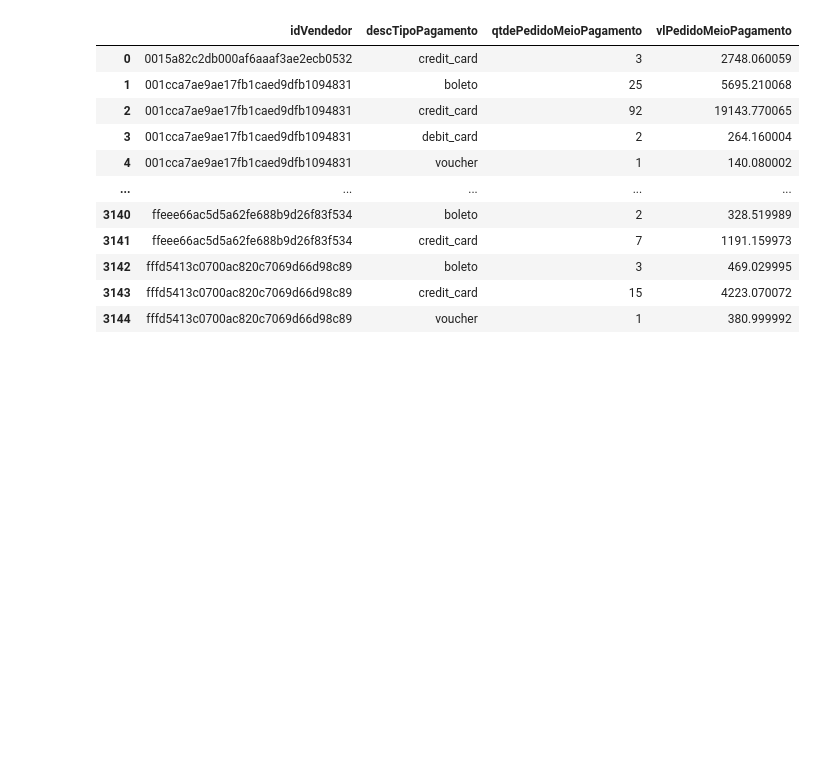
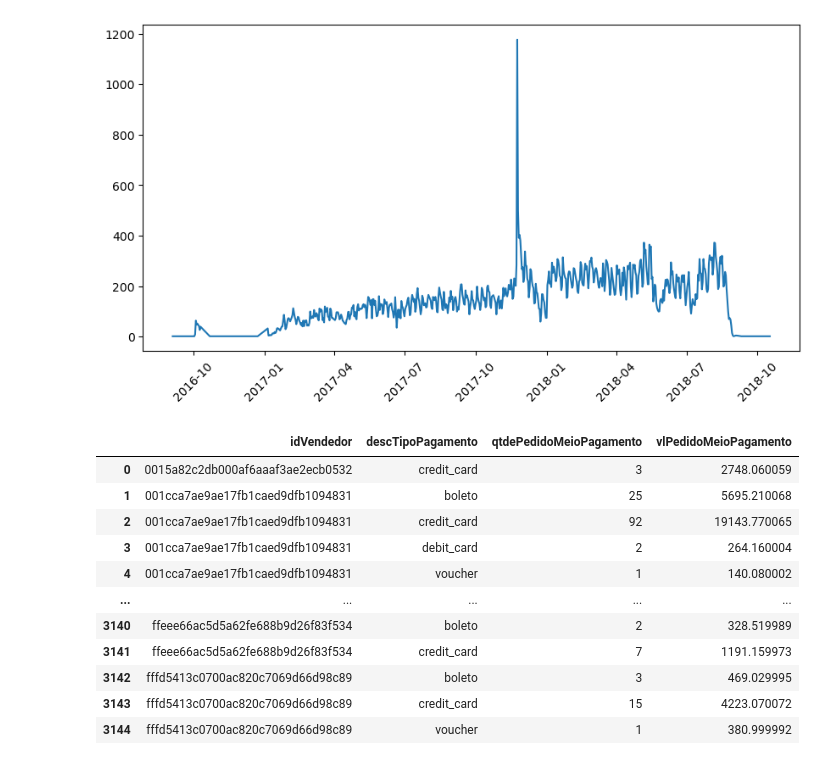
Before and after one commit to BaimaCaio/olist-ml-model, a Jupyter notebook: src/etl/pagamentos.ipynb, the cells around one changed output. Drawn from its saved outputs; the diff is of its cells as text; code cells hidden in the pictures; blank space fills up the shorter version.

```diff
--- a/src/etl/pagamentos.ipynb
+++ b/src/etl/pagamentos.ipynb
@@ -24,3 +23,10 @@ pedidos
+# %%
+plt.figure(figsize=(10,5))
+plt.plot(pedidos['dtPedido'], pedidos['qtde_pedidos'])
+plt.xticks(rotation=45)
+plt.show()
+# %% [output]
+[figure, added]
 # %%
 import plotly.express as px
 
```
Also changed, not shown: parts of 3 cells of this notebook, 3 other files.
